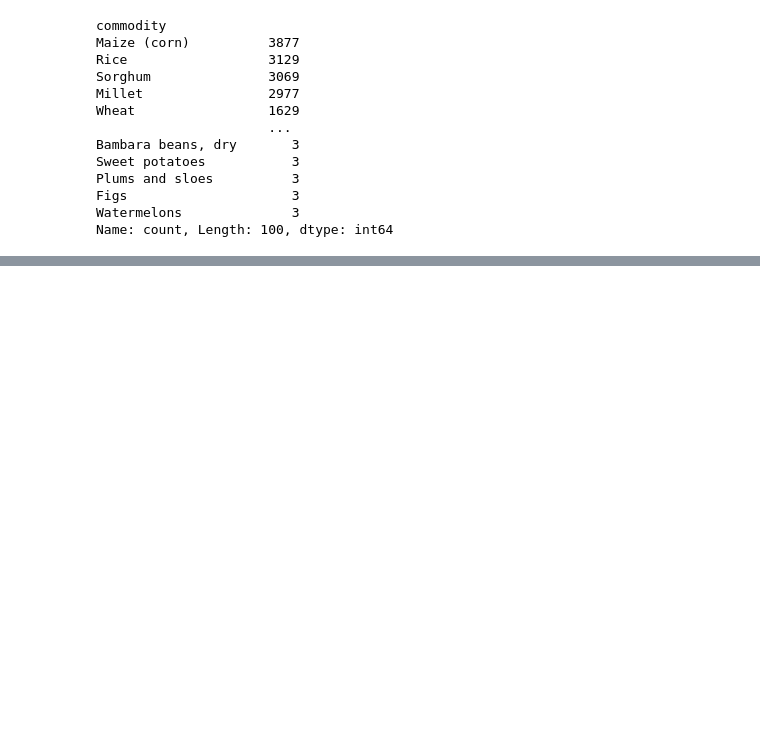
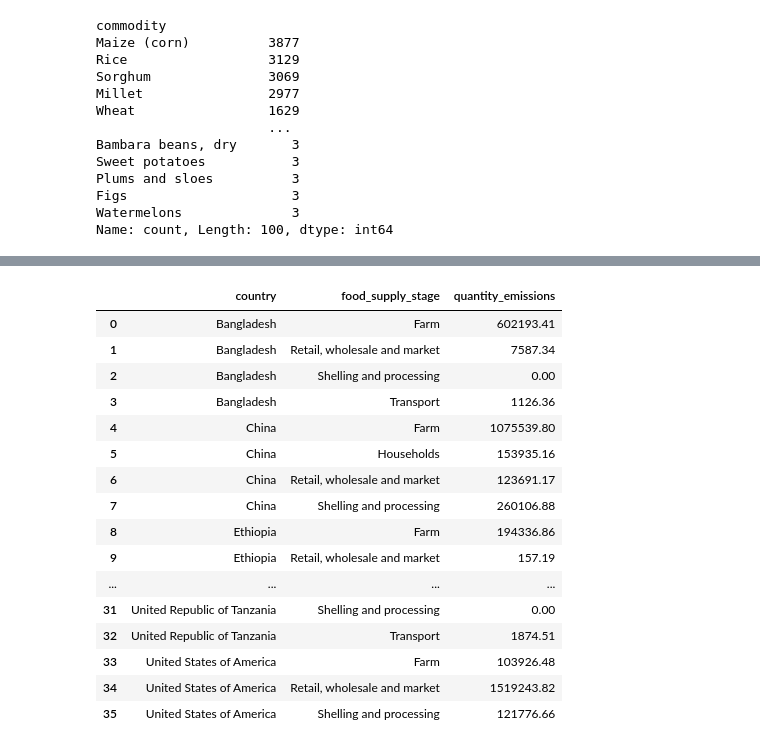
Before and after one commit to AlexRibeiro95/Project_FoodWaste, a Jupyter notebook: EDA/Main.ipynb, the cells around one changed output, grey strips where cells are left out. Drawn from its saved outputs; the diff is of its cells as text; code cells hidden in the pictures; blank space fills up the shorter version.

```diff
--- a/EDA/Main.ipynb
+++ b/EDA/Main.ipynb
@@ -140,0 +139,8 @@ Name: count, Length: 100, dtype: int64
+# %%
+import pandas as pd
+import numpy as np
+
+df_third = pd.read_csv('C:\\Users\\USER\\Documents\\GitHub\\Project1\\Merged_dataset.csv')
+# %%
+#change name of column value to quantity of emissions
+df_third.rename(columns = {'value':'quantity_emissions'}, inplace = True)
@@ -140,0 +154,3 @@ Name: count, Length: 100, dtype: int64
+# %%
+#top10 countries with most quantity_emisions
+top10_emissions = df_third.groupby('country')['quantity_emissions'].sum().sort_values(ascending=False).head(10)
@@ -140,0 +172,23 @@ Name: count, Length: 100, dtype: int64
+# %%
+#for those top10_emissions pick the food_supply_stage with most quantity_emissions and the respective quantity_emissions with the type of element in a pivot table
+top10_emissions_stage = df_third[df_third['country'].isin(top10_emissions.index)].groupby(['country', 'food_supply_stage'])['quantity_emissions'].sum().reset_index()
+# %%
+top10_emissions_stage
+# %% [output]
+|  | country | food_supply_stage | quantity_emissions |
+| 0 | Bangladesh | Farm | 602193.41 |
+| 1 | Bangladesh | Retail, wholesale and market | 7587.34 |
+| 2 | Bangladesh | Shelling and processing | 0.00 |
+| 3 | Bangladesh | Transport | 1126.36 |
+| 4 | China | Farm | 1075539.80 |
+| 5 | China | Households | 153935.16 |
+| 6 | China | Retail, wholesale and market | 123691.17 |
+| 7 | China | Shelling and processing | 260106.88 |
+| 8 | Ethiopia | Farm | 194336.86 |
+| 9 | Ethiopia | Retail, wholesale and market | 157.19 |
+| ... | ... | ... | ... |
+| 31 | United Republic of Tanzania | Shelling and processing | 0.00 |
+| 32 | United Republic of Tanzania | Transport | 1874.51 |
+| 33 | United States of America | Farm | 103926.48 |
+| 34 | United States of America | Retail, wholesale and market | 1519243.82 |
+| 35 | United States of America | Shelling and processing | 121776.66 |
```
Also changed, not shown: parts of 13 cells of this notebook.
